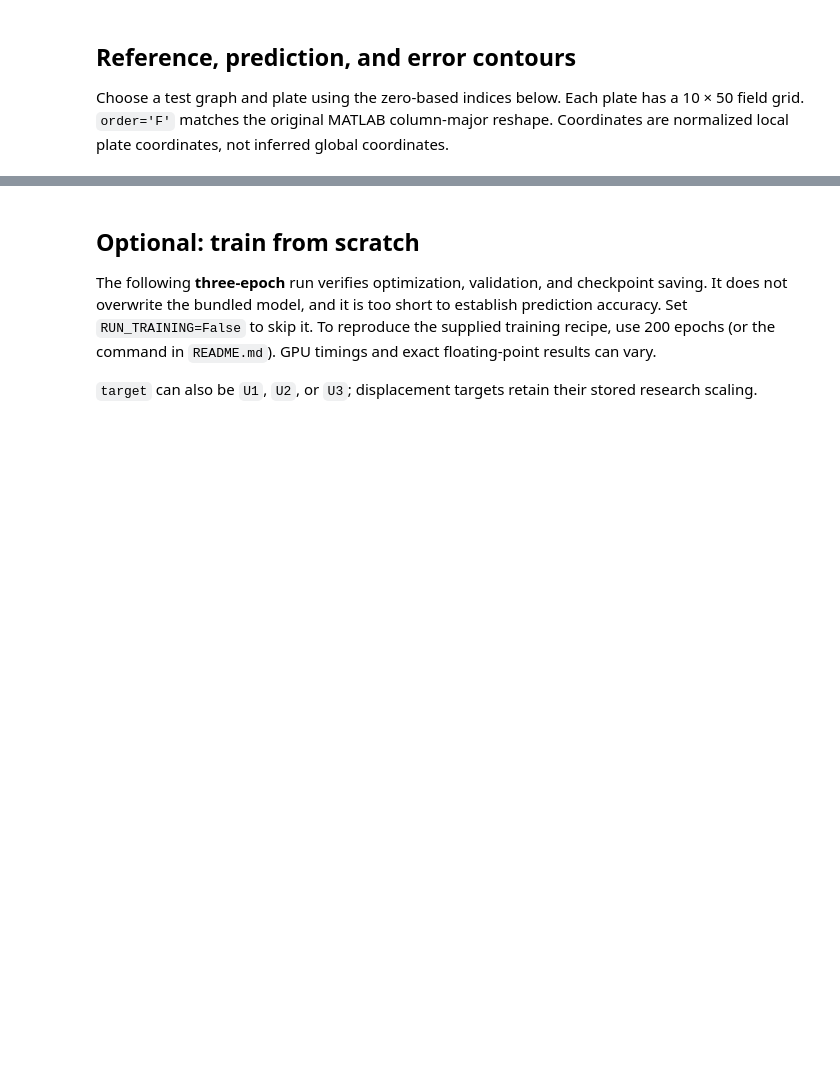
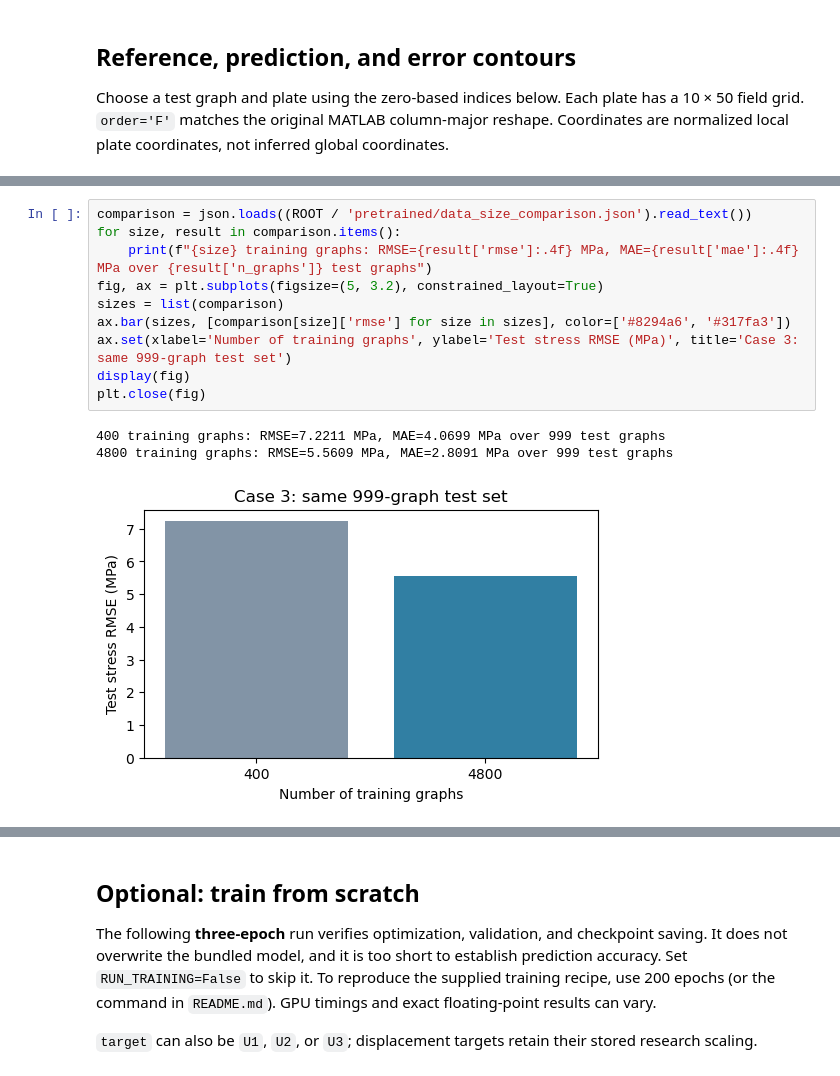
Before and after one commit to YuechengCai/HGNN-stiffened-panel, a Jupyter notebook: demo.ipynb, the cells around one changed output, grey strips where cells are left out. Drawn from its saved outputs; the diff is of its cells as text; blank space fills up the shorter version.

```diff
--- a/demo.ipynb
+++ b/demo.ipynb
@@ -127,3 +141,17 @@ plt.close(fig)
+# %%
+comparison = json.loads((ROOT / 'pretrained/data_size_comparison.json').read_text())
+for size, result in comparison.items():
+    print(f"{size} training graphs: RMSE={result['rmse']:.4f} MPa, MAE={result['mae']:.4f} MPa over {result['n_graphs']} test graphs")
+fig, ax = plt.subplots(figsize=(5, 3.2), constrained_layout=True)
+sizes = list(comparison)
+ax.bar(sizes, [comparison[size]['rmse'] for size in sizes], color=['#8294a6', '#317fa3'])
+ax.set(xlabel='Number of training graphs', ylabel='Test stress RMSE (MPa)', title='Case 3: same 999-graph test set')
+display(fig)
+plt.close(fig)
+# %% [output]
+400 training graphs: RMSE=7.2211 MPa, MAE=4.0699 MPa over 999 test graphs
+4800 training graphs: RMSE=5.5609 MPa, MAE=2.8091 MPa over 999 test graphs
+[figure, added]
 # %% [markdown]
 ## Training history of the supplied checkpoint
 
```
Also changed, not shown: parts of 12 cells of this notebook, 16 other files.
